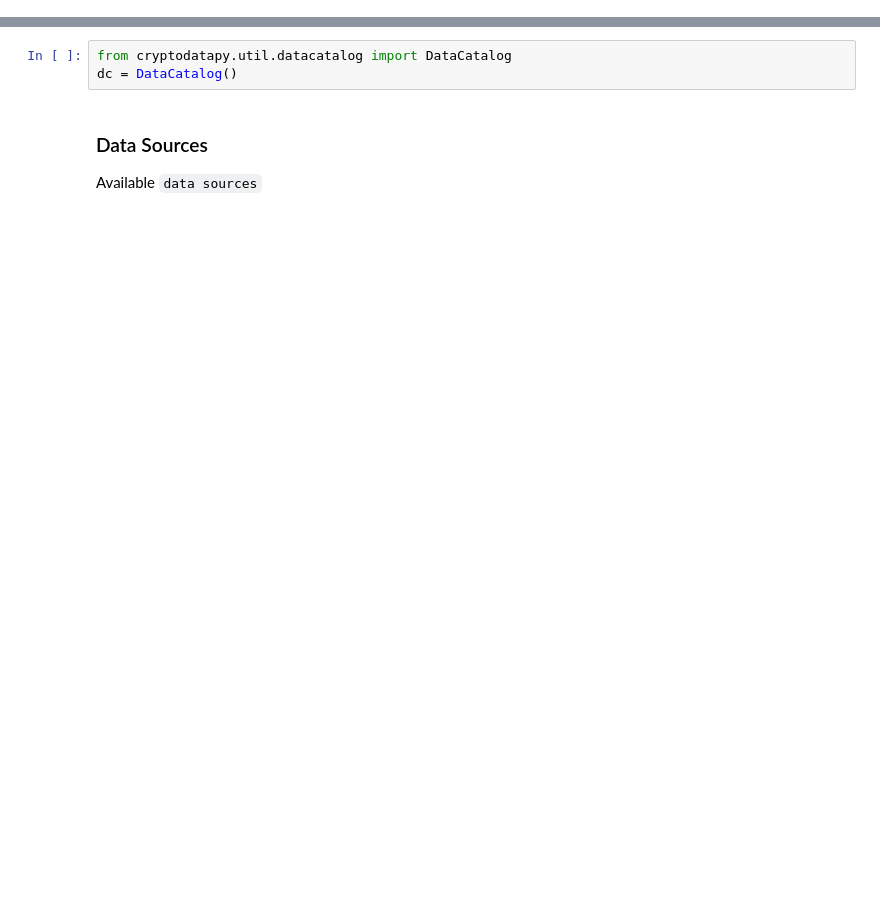
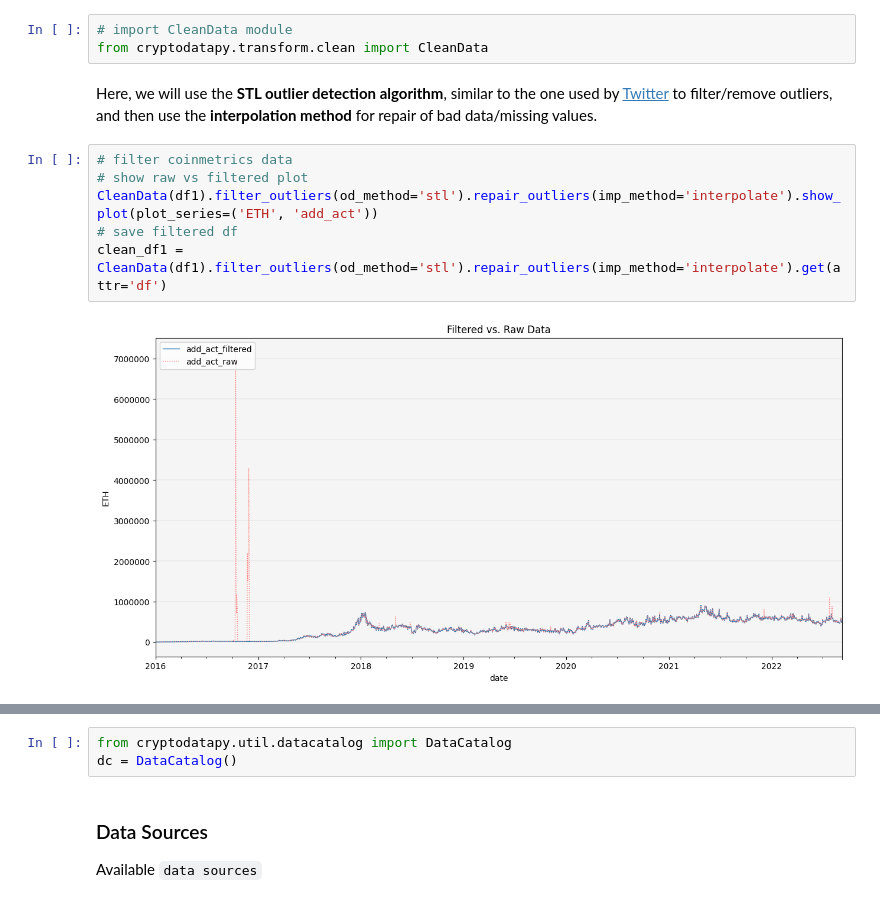
Before and after one commit to systamental/cryptodatapy, a Jupyter notebook: docs/example.ipynb, the cells around one changed output, grey strips where cells are left out. Saved outputs shown, nothing was run; the diff lists cells and outputs as text; blank space fills up the shorter version.

```diff
--- a/docs/example.ipynb
+++ b/docs/example.ipynb
@@ -31,0 +101,13 @@ Key features of the library include:
+# %%
+# import CleanData module
+from cryptodatapy.transform.clean import CleanData
+# %% [markdown]
+Here, we will use the **STL outlier detection algorithm**, similar to the one used by [Twitter](https://blog.twitter.com/engineering/en_us/a/2015/introducing-practical-and-robust-anomaly-detection-in-a-time-series) to filter/remove outliers, and then use the **interpolation method** for repair of bad data/missing values.
+# %%
+# filter coinmetrics data
+# show raw vs filtered plot
+CleanData(df1).filter_outliers(od_method='stl').repair_outliers(imp_method='interpolate').show_plot(plot_series=('ETH', 'add_act'))
+# save filtered df
+clean_df1 = CleanData(df1).filter_outliers(od_method='stl').repair_outliers(imp_method='interpolate').get(attr='df')
+# %% [output]
+[figure, added]
```
Also changed, not shown: parts of 57 cells of this notebook.
